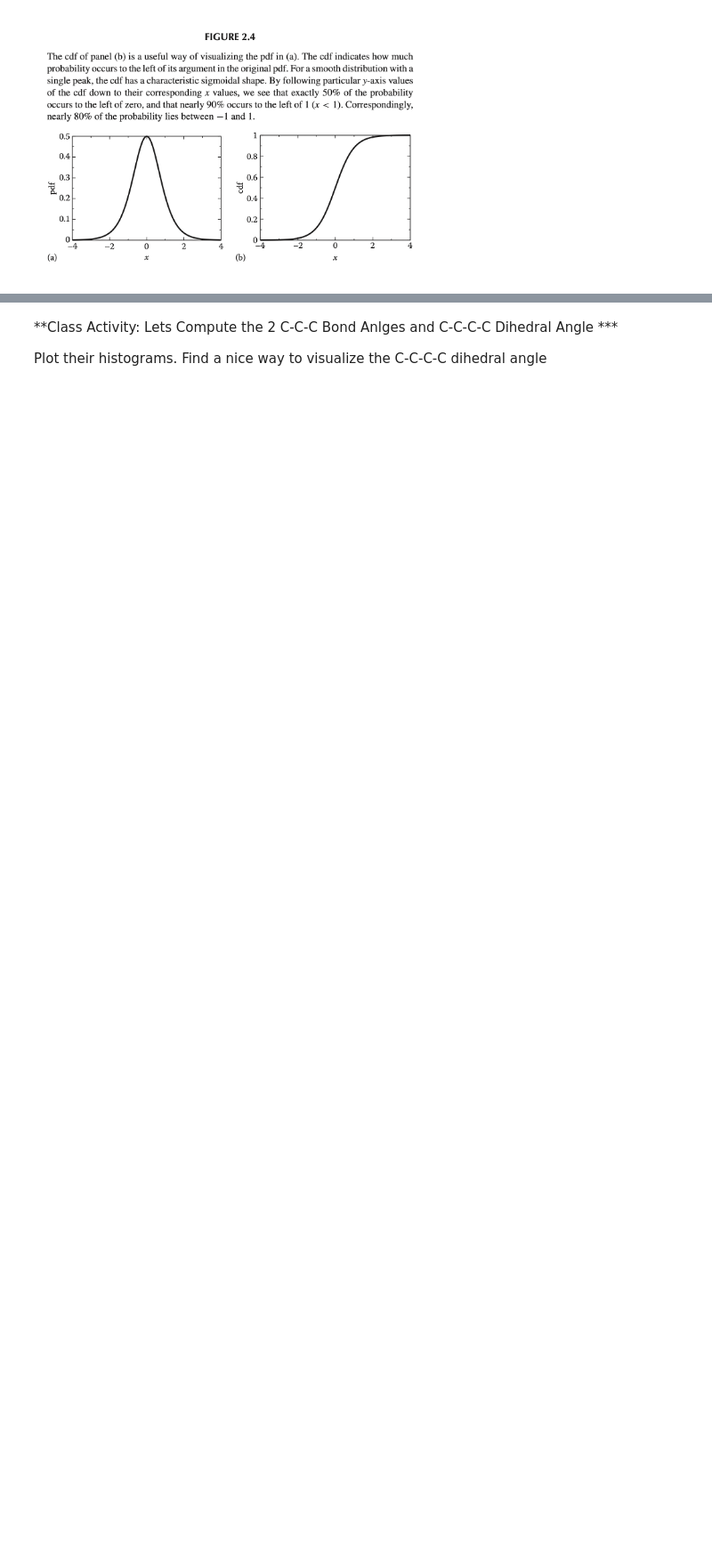
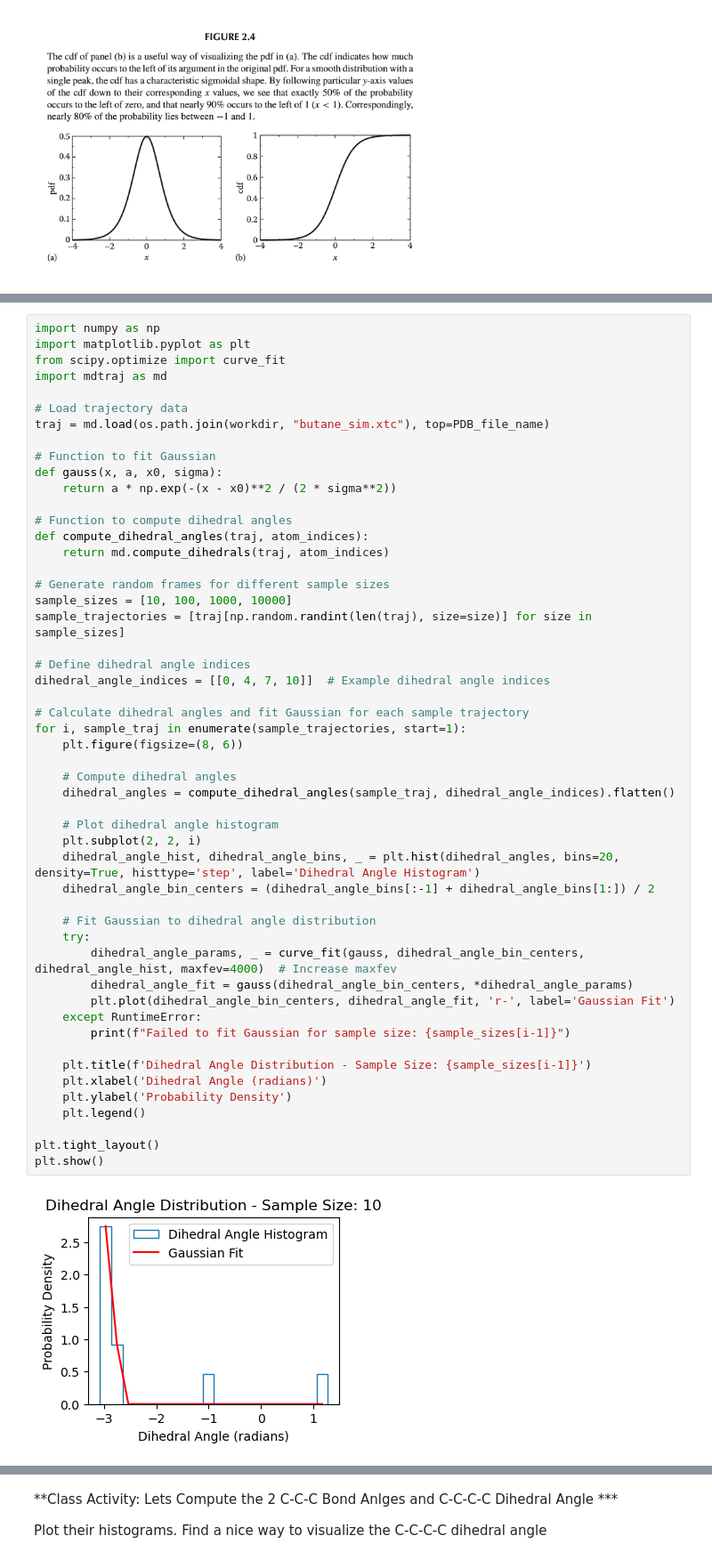
Before and after one commit to mkim-chem/CHEM101.6, a Jupyter notebook: Chem101.6_S24_Project1_Students_progress4.3.ipynb, the cells around one changed output, grey strips where cells are left out. Shown at 89% size. Cells and saved outputs as stored; diff of their text form; blank space fills up the shorter version.

```diff
--- a/Chem101.6_S24_Project1_Students_progress4.3.ipynb
+++ b/Chem101.6_S24_Project1_Students_progress4.3.ipynb
@@ -486,0 +680,53 @@ plt.hist(C1C2bond[rands],bins=20,histtype='step')
+# %%
+import numpy as np
+import matplotlib.pyplot as plt
+from scipy.optimize import curve_fit
+import mdtraj as md
+
+# Load trajectory data
+traj = md.load(os.path.join(workdir, "butane_sim.xtc"), top=PDB_file_name)
+
+# Function to fit Gaussian
+def gauss(x, a, x0, sigma):
+    return a * np.exp(-(x - x0)**2 / (2 * sigma**2))
+
+# Function to compute dihedral angles
+def compute_dihedral_angles(traj, atom_indices):
+    return md.compute_dihedrals(traj, atom_indices)
+
+# Generate random frames for different sample sizes
+sample_sizes = [10, 100, 1000, 10000]
+sample_trajectories = [traj[np.random.randint(len(traj), size=size)] for size in sample_sizes]
+
+# Define dihedral angle indices
+dihedral_angle_indices = [[0, 4, 7, 10]]  # Example dihedral angle indices
+
+# Calculate dihedral angles and fit Gaussian for each sample trajectory
+for i, sample_traj in enumerate(sample_trajectories, start=1):
+    plt.figure(figsize=(8, 6))
+
+    # Compute dihedral angles
+    dihedral_angles = compute_dihedral_angles(sample_traj, dihedral_angle_indices).flatten()
+
+    # Plot dihedral angle histogram
+    plt.subplot(2, 2, i)
+    dihedral_angle_hist, dihedral_angle_bins, _ = plt.hist(dihedral_angles, bins=20, density=True, histtype='step', label='Dihedral Angle Histogram')
+    dihedral_angle_bin_centers = (dihedral_angle_bins[:-1] + dihedral_angle_bins[1:]) / 2
+
+    # Fit Gaussian to dihedral angle distribution
+    try:
+        dihedral_angle_params, _ = curve_fit(gauss, dihedral_angle_bin_centers, dihedral_angle_hist, maxfev=4000)  # Increase maxfev
+        dihedral_angle_fit = gauss(dihedral_angle_bin_centers, *dihedral_angle_params)
+        plt.plot(dihedral_angle_bin_centers, dihedral_angle_fit, 'r-', label='Gaussian Fit')
+    except RuntimeError:
+        print(f"Failed to fit Gaussian for sample size: {sample_sizes[i-1]}")
+
+    plt.title(f'Dihedral Angle Distribution - Sample Size: {sample_sizes[i-1]}')
+    plt.xlabel('Dihedral Angle (radians)')
+    plt.ylabel('Probability Density')
+    plt.legend()
+
+plt.tight_layout()
+plt.show()
+# %% [output]
+[figure, added]
```
Also changed, not shown: parts of 18 cells of this notebook.
